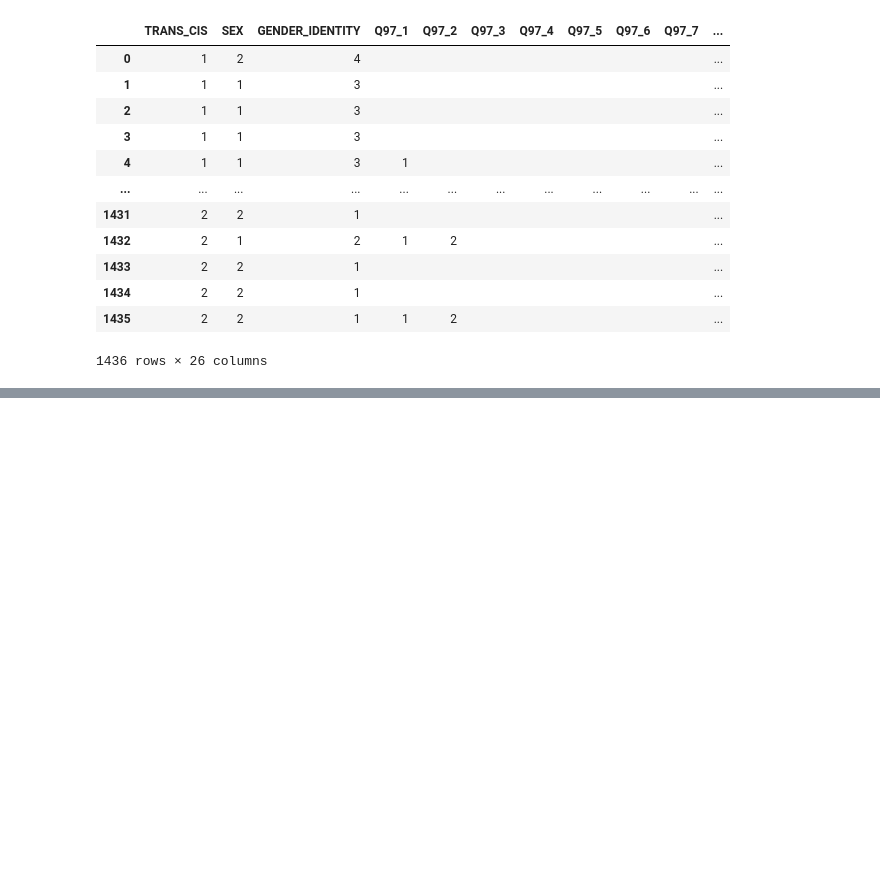
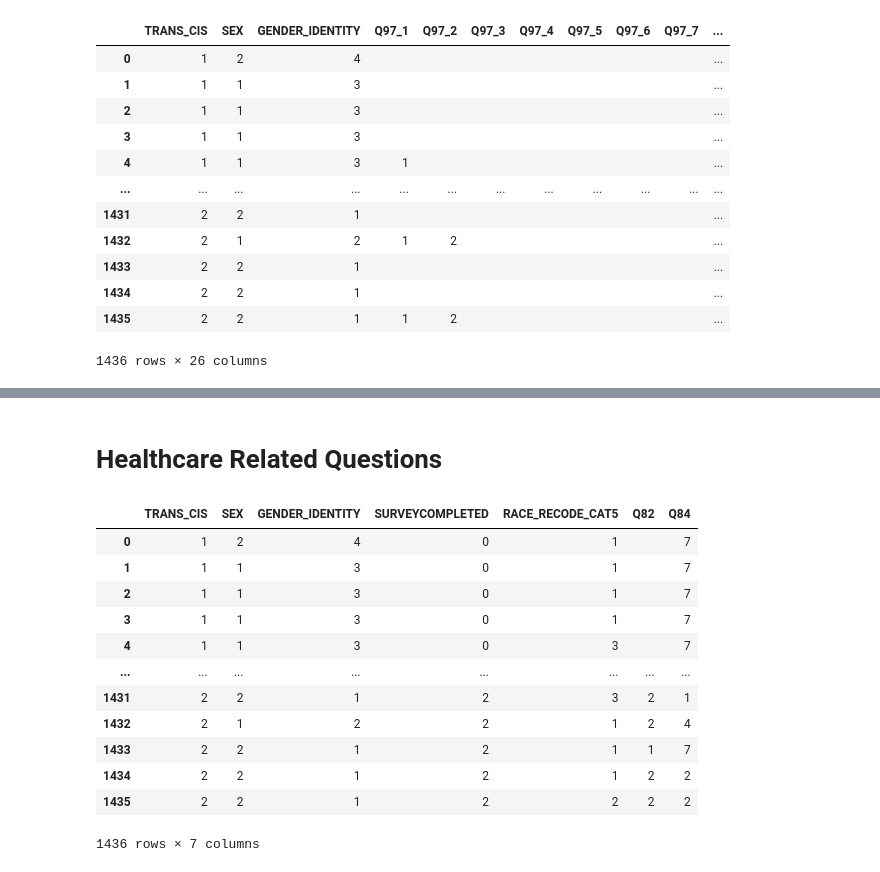
Before and after one commit to c6shi/dds_transgender, a Jupyter notebook: candus/main.ipynb, the cells around one changed output, grey strips where cells are left out. Saved outputs shown, nothing was run; the diff lists cells and outputs as text; code cells hidden in the pictures; blank space fills up the shorter version.

```diff
--- a/candus/main.ipynb
+++ b/candus/main.ipynb
@@ -82,0 +138,21 @@ physical
+# %% [markdown]
+# Healthcare Related Questions
+# %%
+healthcareqs = ['Q82', 'Q84']
+healthcare = combined[gender + healthcareqs].copy()
+healthcare['Q84'] = healthcare['Q84'].astype(str).str.replace(' ', '0').fillna("0")
+healthcare
+# %% [output]
+|  | TRANS_CIS | SEX | GENDER_IDENTITY | SURVEYCOMPLETED | RACE_RECODE_CAT5 | Q82 | Q84 |
+| 0 | 1 | 2 | 4 | 0 | 1 |  | 7 |
+| 1 | 1 | 1 | 3 | 0 | 1 |  | 7 |
+| 2 | 1 | 1 | 3 | 0 | 1 |  | 7 |
+| 3 | 1 | 1 | 3 | 0 | 1 |  | 7 |
+| 4 | 1 | 1 | 3 | 0 | 3 |  | 7 |
+| ... | ... | ... | ... | ... | ... | ... | ... |
+| 1431 | 2 | 2 | 1 | 2 | 3 | 2 | 1 |
+| 1432 | 2 | 1 | 2 | 2 | 1 | 2 | 4 |
+| 1433 | 2 | 2 | 1 | 2 | 1 | 1 | 7 |
+| 1434 | 2 | 2 | 1 | 2 | 1 | 2 | 2 |
+| 1435 | 2 | 2 | 1 | 2 | 2 | 2 | 2 |
+1436 rows × 7 columns
```
Also changed, not shown: parts of 30 cells of this notebook, 6 other files.
